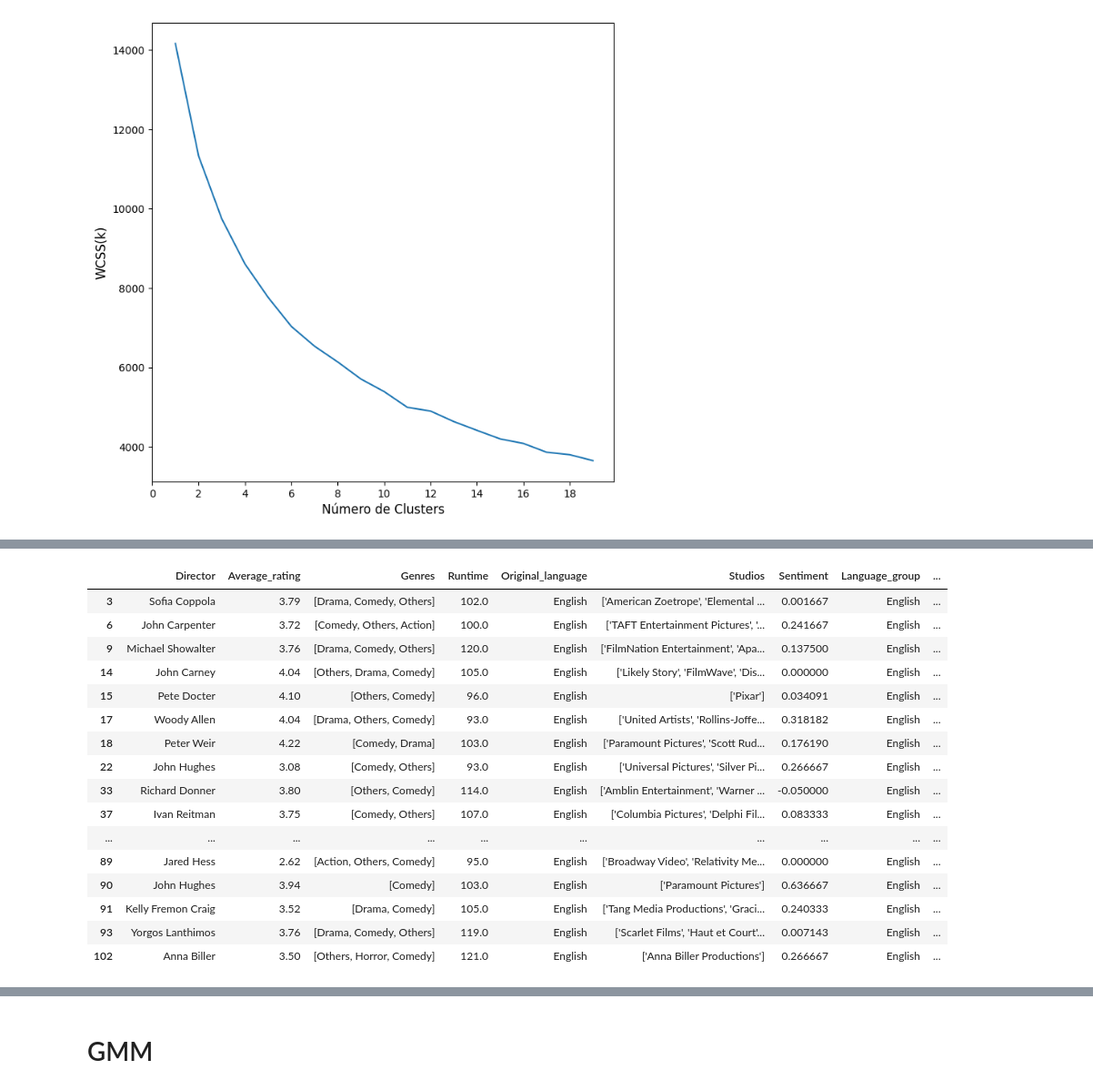
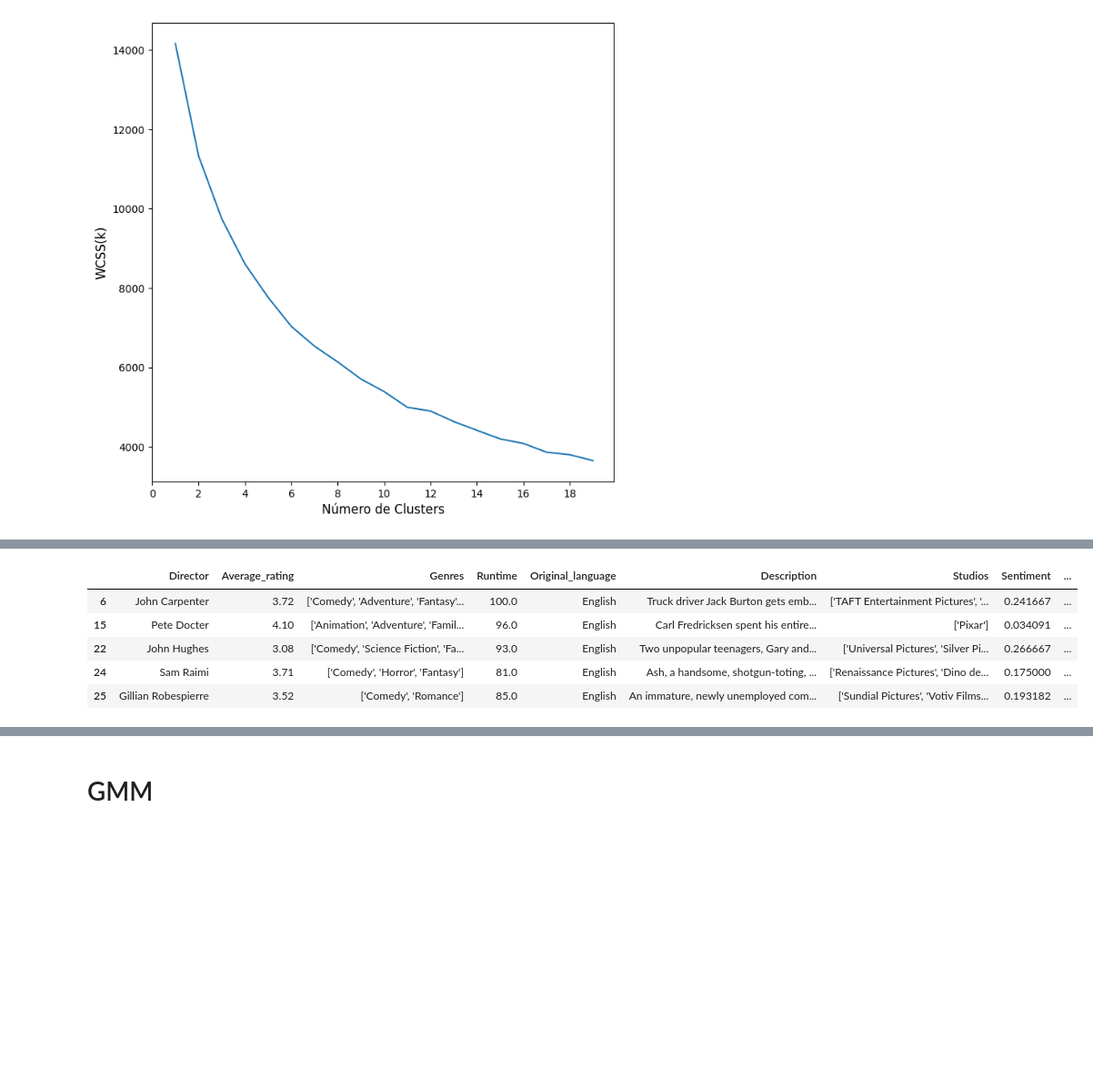
Before and after one commit to SantiagoCasado/Trabajo-Practica-Final, a Jupyter notebook: AdM_TP_codigo.ipynb, the cells around one changed output, grey strips where cells are left out. Shown at 91% size. Saved outputs shown, nothing was run; the diff lists cells and outputs as text; code cells hidden in the pictures; blank space fills up the shorter version.

```diff
--- a/AdM_TP_codigo.ipynb
+++ b/AdM_TP_codigo.ipynb
@@ -300,9 +309,10 @@ preprocesamiento = ColumnTransformer(
          transformer_weights={
 # KMEANS:
 # cantidad = 6
-        'numericas': 2.0,    # Doble peso a average_rating
-        'runtime': 2.0,      # Doble peso a runtime
-        'sentiment': 1.5,    # Peso extra a sentimiento
+        #'numericas': 2,    # Doble peso a average_rating
+        #'runtime': 2.0,      # Doble peso a runtime
+        #'sentiment': 1.5,    # Peso extra a sentimiento
+        #'freq': 2.5          # Más peso a director/studio
     }
 )
 
@@ -313,12 +323,6 @@ preprocesamiento = ColumnTransformer(
         # 'numericas': 2.0,    # Doble peso a average_rating
         # 'runtime': 2.0,      # Doble peso a runtime
         # 'sentiment': 1.5,    # Peso extra a sentimiento
-
-
-            #     'numericas': 2,    # Doble peso a average_rating
-    #     'runtime': 2.0,      # Doble peso a runtime
-    #     'sentiment': 1.5,    # Peso extra a sentimiento
-    #     'freq': 2.5          # Más peso a director/studio
 # %%
 pipeline = Pipeline(
     steps=[('preprocesamiento', preprocesamiento)]
@@ -442,0 +449,7 @@ plt.show()
+# %%
+pipeline_kmeans = Pipeline([
+    ('preprocessor', preprocesamiento),
+    ('model', KMeans(n_clusters = 17, init="k-means++", max_iter = 300, n_init = 10, random_state = 42))
+])
+
+pipeline_kmeans
@@ -443,31 +474,24 @@ plt.show()
 # %%
-full_pipeline_kmeans = Pipeline([
-    ('preprocessor', preprocesamiento),
-    ('model', KMeans(n_clusters = 6, init="k-means++", max_iter = 300, n_init = 10, random_state = 42))
-])
-
-full_pipeline_kmeans.fit(df_movies_preprocesado)
-labels = full_pipeline_kmeans.named_steps['model'].labels_
-df_movies['Cluster'] = labels
-
-
+pipeline_kmeans.fit(df_movies_preprocesado)
+labels = pipeline_kmeans.named_steps['model'].labels_
+df_movies['Cluster_KMeans'] = labels
 # Conteo de películas por cluster
-cluster_counts = df_movies['Cluster'].value_counts().sort_index()
+cluster_counts = df_movies['Cluster_KMeans'].value_counts().sort_index()
 
 plt.figure(figsize=(8,5))
-sns.barplot(x=cluster_counts.index, y=cluster_counts.values, palette='viridis')
+sns.barplot(x=cluster_counts.index, y=cluster_counts.values, palette='tab20')
 plt.title('Cantidad de películas por cluster (KMeans)')
 plt.xlabel('Cluster')
 plt.ylabel('Cantidad de películas')
-plt.xticks(np.arange(0, 5, step=5))
+plt.xticks(np.arange(0, 17, step=1))
 plt.show()
 
-X_cluster = full_pipeline_kmeans.named_steps['preprocessor'].transform(df_movies_preprocesado)
+X_cluster = pipeline_kmeans.named_steps['preprocessor'].transform(df_movies_preprocesado)
 pca = PCA(n_components=2)
 X_pca = pca.fit_transform(X_cluster)
 
 plt.figure(figsize=(8,6))
-scatter = plt.scatter(X_pca[:,0], X_pca[:,1], c=df_movies['Cluster'], cmap='viridis', alpha=0.6)
+scatter = plt.scatter(X_pca[:,0], X_pca[:,1], c=df_movies['Cluster_KMeans'], cmap='tab20', alpha=0.6)
 plt.xlabel('PCA 1')
 plt.ylabel('PCA 2')
 plt.title('Clusters de películas (KMeans + PCA)')
@@ -482,20 +506,9 @@ Passing `palette` without assigning `hue` is deprecated and will be removed in v
 # %%
-df_movies[df_movies['Cluster'] == 1].head(20)
+df_movies[df_movies['Cluster'] == 1].head()
 # %% [output]
-|  | Director | Average_rating | Genres | Runtime | Original_language | Studios | Sentiment | Language_group | ... |
-| 3 | Sofia Coppola | 3.79 | [Drama, Comedy, Others] | 102.0 | English | ['American Zoetrope', 'Elemental ... | 0.001667 | English | ... |
-| 6 | John Carpenter | 3.72 | [Comedy, Others, Action] | 100.0 | English | ['TAFT Entertainment Pictures', '... | 0.241667 | English | ... |
-| 9 | Michael Showalter | 3.76 | [Drama, Comedy, Others] | 120.0 | English | ['FilmNation Entertainment', 'Apa... | 0.137500 | English | ... |
-| 14 | John Carney | 4.04 | [Others, Drama, Comedy] | 105.0 | English | ['Likely Story', 'FilmWave', 'Dis... | 0.000000 | English | ... |
-| 15 | Pete Docter | 4.10 | [Others, Comedy] | 96.0 | English | ['Pixar'] | 0.034091 | English | ... |
-| 17 | Woody Allen | 4.04 | [Drama, Others, Comedy] | 93.0 | English | ['United Artists', 'Rollins-Joffe... | 0.318182 | English | ... |
-| 18 | Peter Weir | 4.22 | [Comedy, Drama] | 103.0 | English | ['Paramount Pictures', 'Scott Rud... | 0.176190 | English | ... |
-| 22 | John Hughes | 3.08 | [Comedy, Others] | 93.0 | English | ['Universal Pictures', 'Silver Pi... | 0.266667 | English | ... |
-| 33 | Richard Donner | 3.80 | [Others, Comedy] | 114.0 | English | ['Amblin Entertainment', 'Warner ... | -0.050000 | English | ... |
-| 37 | Ivan Reitman | 3.75 | [Comedy, Others] | 107.0 | English | ['Columbia Pictures', 'Delphi Fil... | 0.083333 | English | ... |
-| ... | ... | ... | ... | ... | ... | ... | ... | ... | ... |
-| 89 | Jared Hess | 2.62 | [Action, Others, Comedy] | 95.0 | English | ['Broadway Video', 'Relativity Me... | 0.000000 | English | ... |
-| 90 | John Hughes | 3.94 | [Comedy] | 103.0 | English | ['Paramount Pictures'] | 0.636667 | English | ... |
-| 91 | Kelly Fremon Craig | 3.52 | [Drama, Comedy] | 105.0 | English | ['Tang Media Productions', 'Graci... | 0.240333 | English | ... |
-| 93 | Yorgos Lanthimos | 3.76 | [Drama, Comedy, Others] | 119.0 | English | ['Scarlet Films', 'Haut et Court'... | 0.007143 | English | ... |
-| 102 | Anna Biller | 3.50 | [Others, Horror, Comedy] | 121.0 | English | ['Anna Biller Productions'] | 0.266667 | English | ... |
+|  | Director | Average_rating | Genres | Runtime | Original_language | Description | Studios | Sentiment | ... |
+| 6 | John Carpenter | 3.72 | ['Comedy', 'Adventure', 'Fantasy'... | 100.0 | English | Truck driver Jack Burton gets emb... | ['TAFT Entertainment Pictures', '... | 0.241667 | ... |
+| 15 | Pete Docter | 4.10 | ['Animation', 'Adventure', 'Famil... | 96.0 | English | Carl Fredricksen spent his entire... | ['Pixar'] | 0.034091 | ... |
+| 22 | John Hughes | 3.08 | ['Comedy', 'Science Fiction', 'Fa... | 93.0 | English | Two unpopular teenagers, Gary and... | ['Universal Pictures', 'Silver Pi... | 0.266667 | ... |
+| 24 | Sam Raimi | 3.71 | ['Comedy', 'Horror', 'Fantasy'] | 81.0 | English | Ash, a handsome, shotgun-toting, ... | ['Renaissance Pictures', 'Dino de... | 0.175000 | ... |
+| 25 | Gillian Robespierre | 3.52 | ['Comedy', 'Romance'] | 85.0 | English | An immature, newly unemployed com... | ['Sundial Pictures', 'Votiv Films... | 0.193182 | ... |
```
Also changed, not shown: parts of 29 cells of this notebook.
